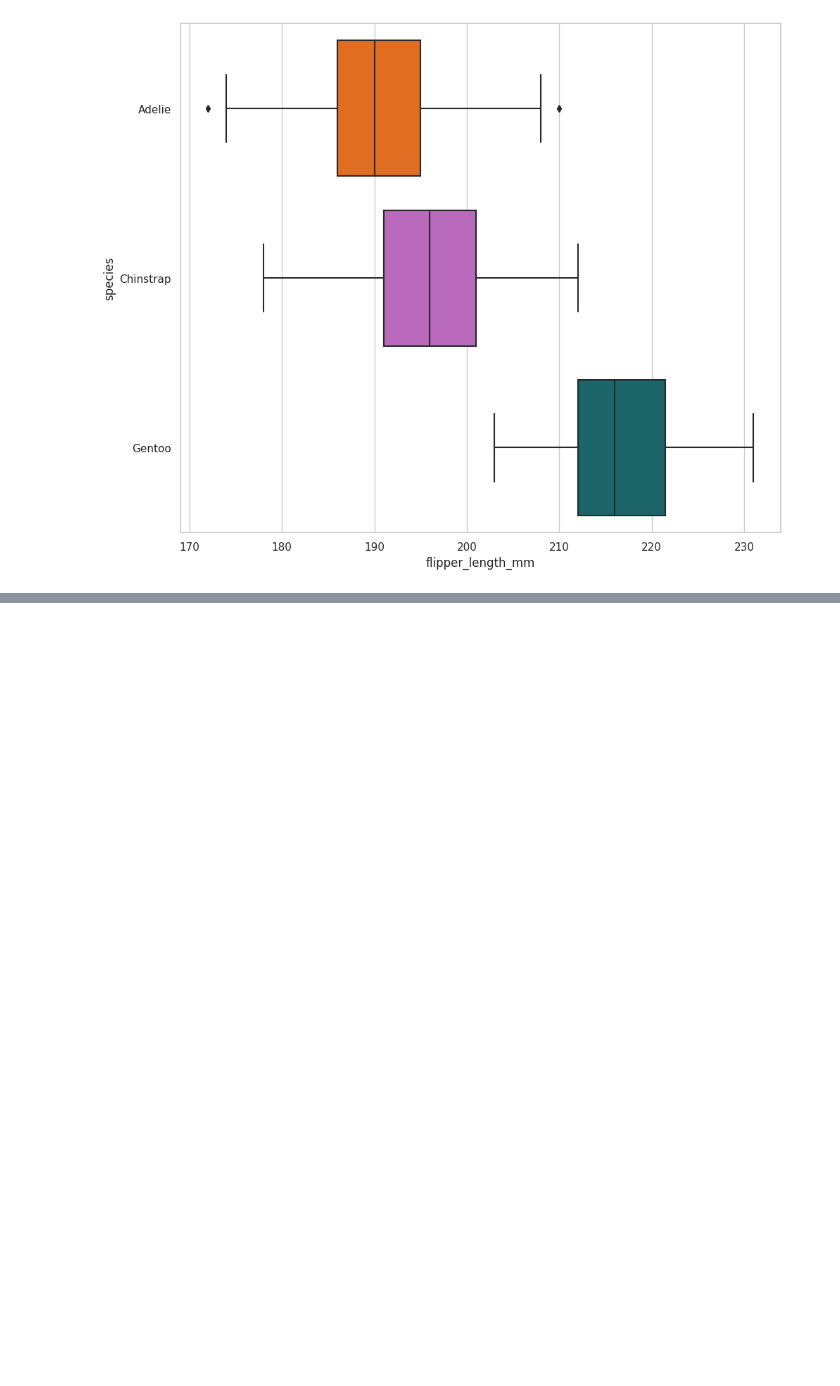
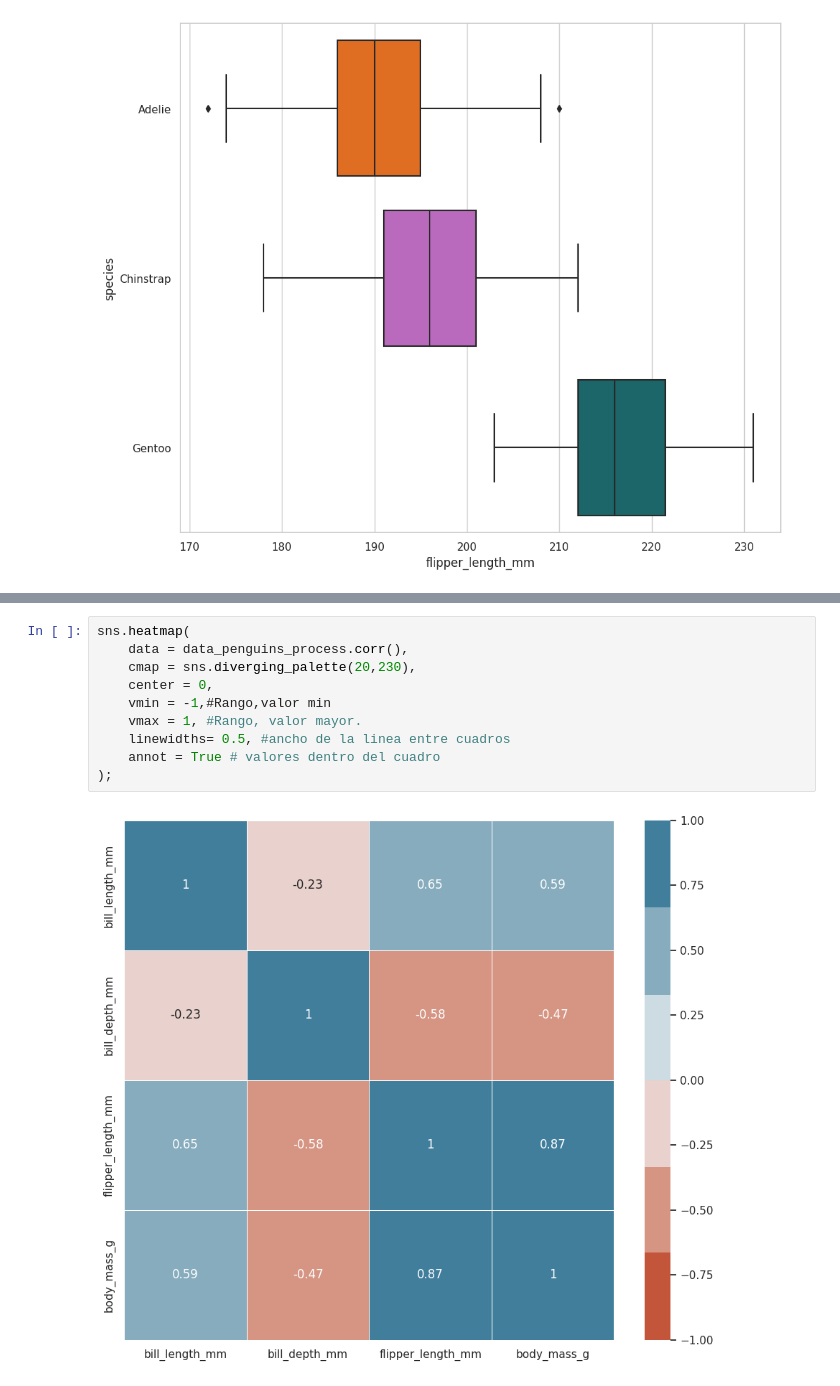
Before and after one commit to JuanDiegoZ/PenguinsDataAnalisis, a Jupyter notebook: penguinsPractice.ipynb, the cells around one changed output, grey strips where cells are left out. Drawn from its saved outputs; the diff is of its cells as text; blank space fills up the shorter version.

```diff
--- a/penguinsPractice.ipynb
+++ b/penguinsPractice.ipynb
@@ -837,0 +875,12 @@ sns.swarmplot(
+# %%
+sns.heatmap(
+    data = data_penguins_process.corr(),
+    cmap = sns.diverging_palette(20,230),
+    center = 0,
+    vmin = -1,#Rango,valor min
+    vmax = 1, #Rango, valor mayor.
+    linewidths= 0.5, #ancho de la linea entre cuadros
+    annot = True # valores dentro del cuadro
+);
+# %% [output]
+[figure, added]
```
Also changed, not shown: parts of 21 cells of this notebook.
